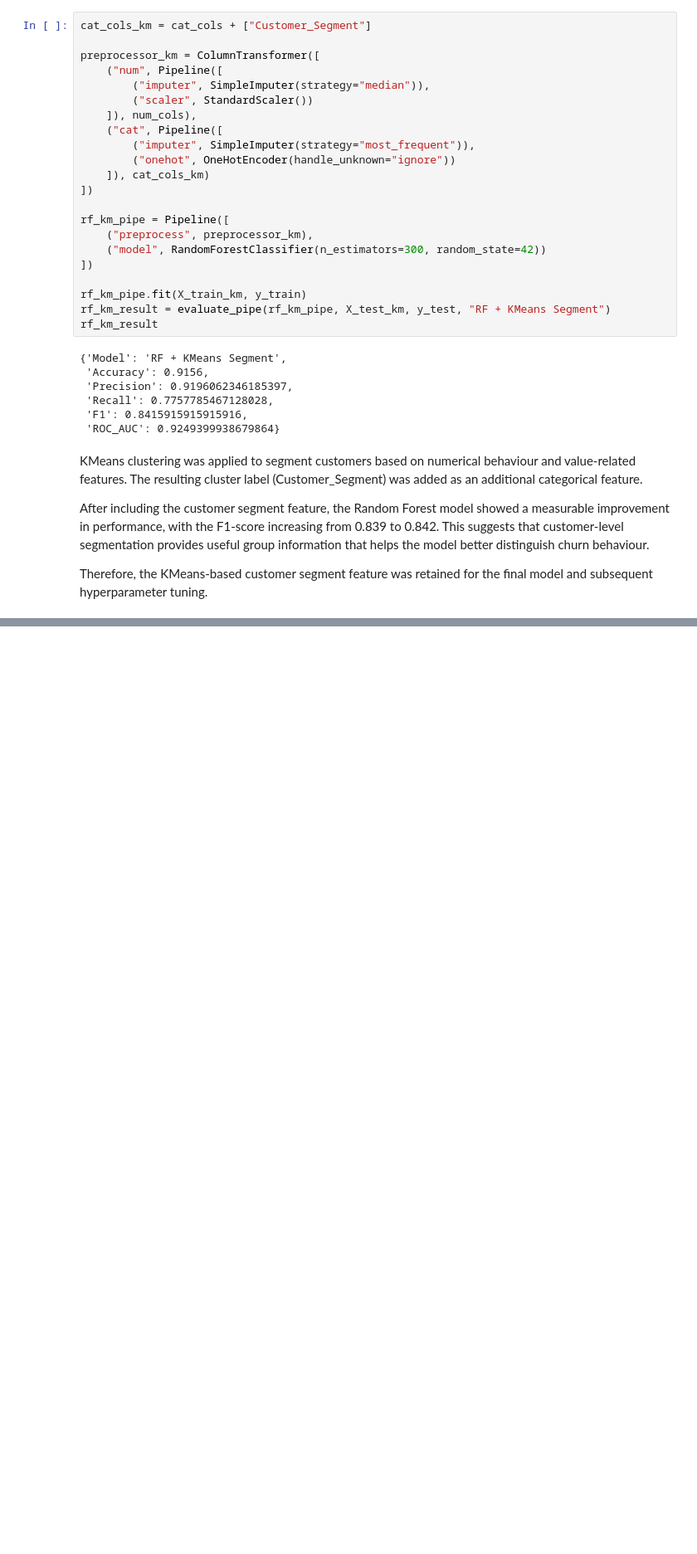
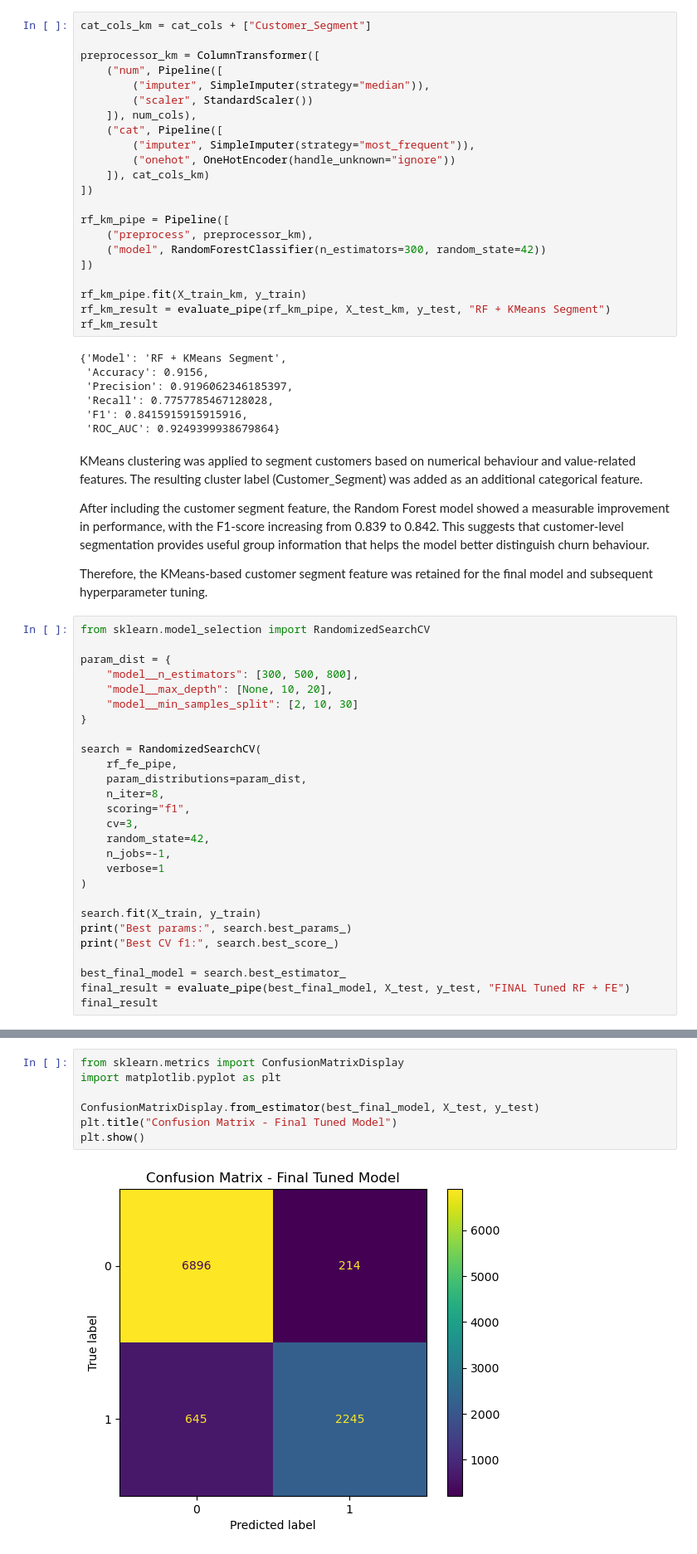
Before and after one commit to sweth-sudhi/MLDP_project_Swetha, a Jupyter notebook: mldp prjt code/MLDP Program Codes Submission Template (1).ipynb, the cells around one changed output, grey strips where cells are left out. Shown at 83% size. Cells and saved outputs as stored; diff of their text form; blank space fills up the shorter version.

Commit message:
final tuned random forest model evaluated and selected

```diff
--- a/mldp prjt code/MLDP Program Codes Submission Template (1).ipynb
+++ b/mldp prjt code/MLDP Program Codes Submission Template (1).ipynb
@@ -680,3 +680,30 @@ information that helps the model better distinguish churn behaviour.
 
 Therefore, the KMeans-based customer segment feature was retained for the final
 model and subsequent hyperparameter tuning.
+# %%
+from sklearn.model_selection import RandomizedSearchCV
+
+param_dist = {
+    "model__n_estimators": [300, 500, 800],
+    "model__max_depth": [None, 10, 20],
+    "model__min_samples_split": [2, 10, 30]
+}
+
+search = RandomizedSearchCV(
+    rf_fe_pipe,
+    param_distributions=param_dist,
+    n_iter=8,
+    scoring="f1",
+    cv=3,
+    random_state=42,
+    n_jobs=-1,
+    verbose=1
+)
+
+search.fit(X_train, y_train)
+print("Best params:", search.best_params_)
+print("Best CV f1:", search.best_score_)
+
+best_final_model = search.best_estimator_
+final_result = evaluate_pipe(best_final_model, X_test, y_test, "FINAL Tuned RF + FE")
+final_result
@@ -682,0 +730,9 @@ model and subsequent hyperparameter tuning.
+# %%
+from sklearn.metrics import ConfusionMatrixDisplay
+import matplotlib.pyplot as plt
+
+ConfusionMatrixDisplay.from_estimator(best_final_model, X_test, y_test)
+plt.title("Confusion Matrix - Final Tuned Model")
+plt.show()
+# %% [output]
+[figure, added]
```
Also changed, not shown: parts of 4 cells of this notebook.
